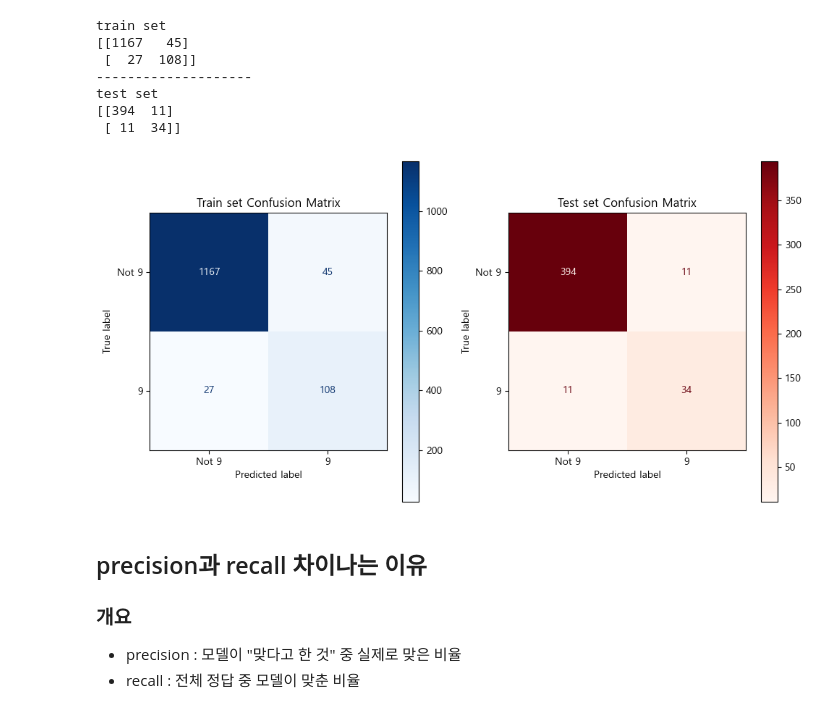
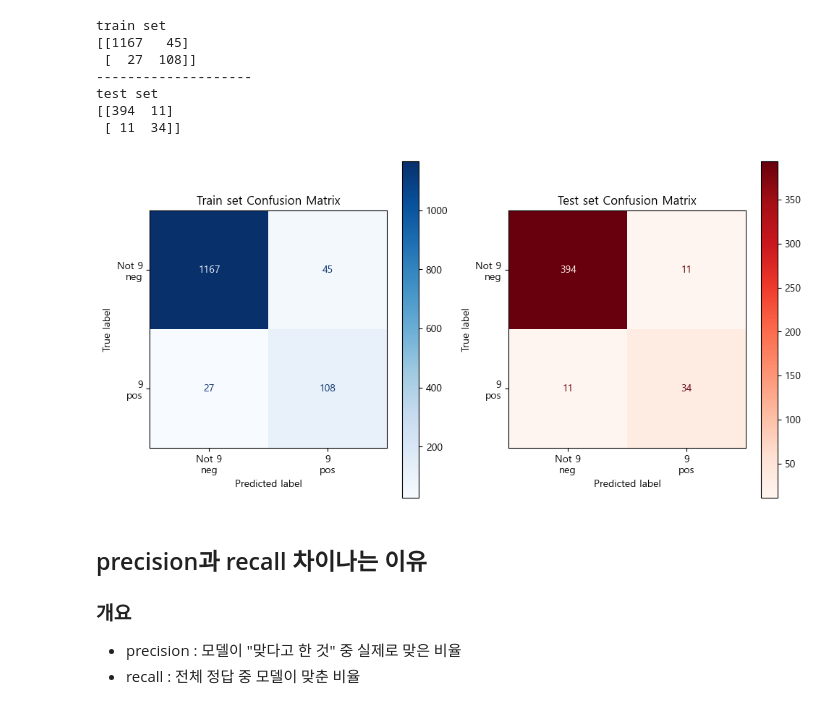
Before and after one commit to NGGW519/SKN13_mysrc, a Jupyter notebook: 08_머신러닝/05_평가지표.ipynb, the cells around one changed output. Drawn from its saved outputs; the diff is of its cells as text; code cells hidden in the pictures.

```diff
--- a/08_머신러닝/05_평가지표.ipynb
+++ b/08_머신러닝/05_평가지표.ipynb
@@ -372,28 +385,32 @@ test set
 # %%
 # 시각화 - matplotlib 를 이용해 plotting
 import matplotlib.pyplot as plt
 
+### 하나의 Figure 두개 subplot으로 그리기.
 fig = plt.figure(figsize=(10, 5)) #fig는 10x5 크기
 ax1 = fig.add_subplot(1, 2, 1) # 1x2 나눈 것중 첫번째 위치의 이름을 ax1
 ax2 = fig.add_subplot(1, 2, 2) # 1x2 나눈 것중 두번째 위치의 이름을 ax2
 
+# train set confusion matrix
 disp_train = ConfusionMatrixDisplay( # 내부적으로 matplotlib을 이용해서 혼동행렬을 시각화하여 보여준다.
     cm_train, #confusion matrix
-    display_labels=['Not 9', '9']       # [음성레이블, 양성레이블]
+    display_labels=['Not 9\nneg', '9\npos']       # [음성레이블, 양성레이블]
 )
 disp_train.plot(cmap='Blues', ax=ax1)    # 출력. disp_train을 plot할건데, 파란색으로, ax1자리에 만들어라!
 
+# test set confusion matrix
 disp_test = ConfusionMatrixDisplay(
     cm_test, #confusion matrix
-    display_labels=['Not 9', '9'])
+    display_labels=['Not 9\nneg', '9\npos'])
 disp_test.plot(cmap='Reds', ax=ax2)     # 출력. disp_train을 plot할건데, 빨간색으로, ax2자리에 만들어라!
 
+# naming
 ax1.set_title("Train set Confusion Matrix") # ax1 타이틀 네이밍
 ax2.set_title("Test set Confusion Matrix")  # ax2 타이틀 네이밍
 plt.tight_layout()
 plt.show()
 # %% [output]
-[figure, old version]
+[figure, new version]
 # %% [markdown]
 ## precision과 recall 차이나는 이유
 
```
Also changed, not shown: parts of 48 cells of this notebook, 6 other files.
